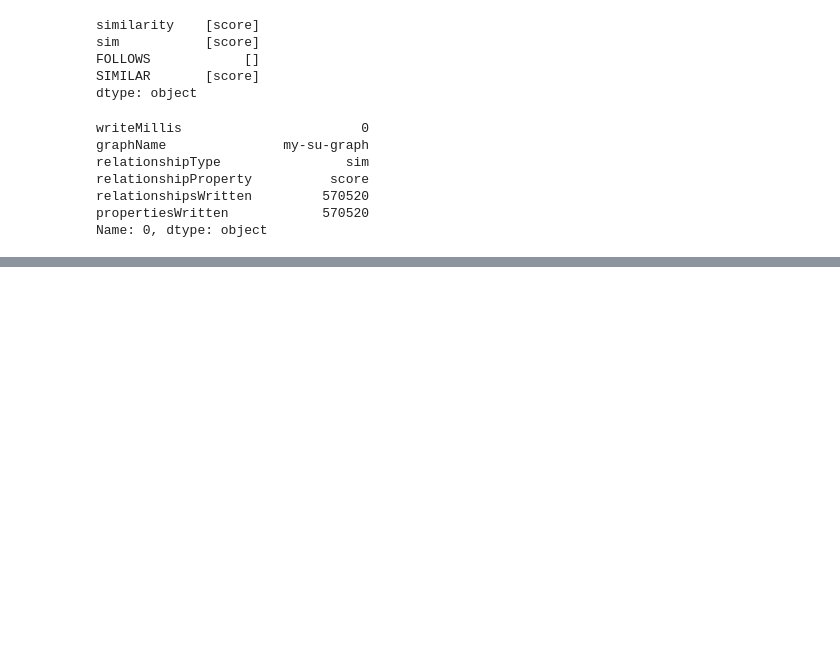
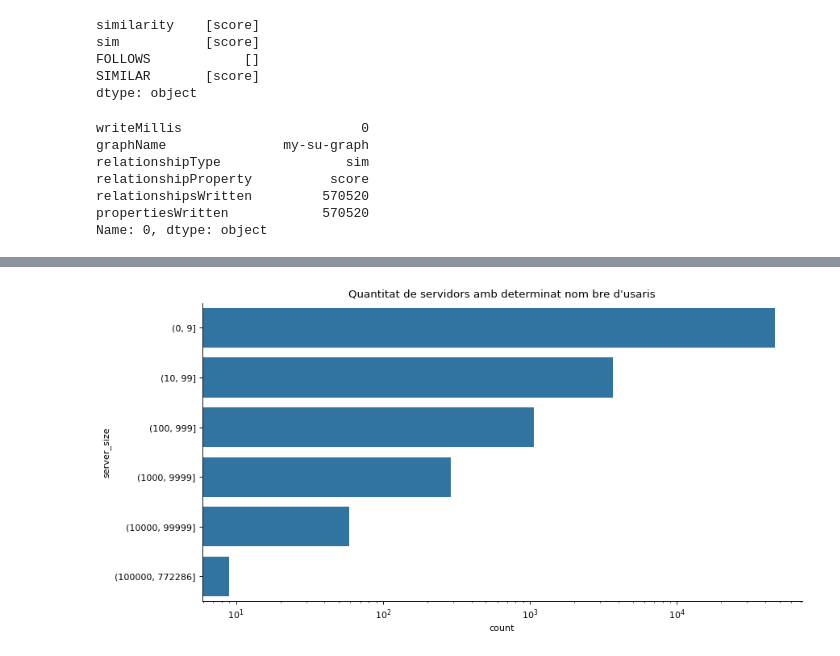
Before and after one commit to pecuchetian/tfg, a Jupyter notebook: GraphQueries.ipynb, the cells around one changed output, grey strips where cells are left out. Cells and saved outputs as stored; diff of their text form; code cells hidden in the pictures; blank space fills up the shorter version.

```diff
--- a/GraphQueries.ipynb
+++ b/GraphQueries.ipynb
@@ -200,0 +359,12 @@ Name: 0, dtype: object
+# %%
+plt.figure(figsize=(12, 6), dpi=80)
+ax = sns.countplot(data=servers_df, y='server_size')
+ax.set_xscale('log')
+sns.despine()
+plt.title('Quantitat de servidors amb determinat nom bre d\'usaris')
+
+plt.savefig('figs/server_count_by_server_size.png')
+
+plt.show()
+# %% [output]
+[figure, added]
```
Also changed, not shown: parts of 45 cells of this notebook, 11 other files.
